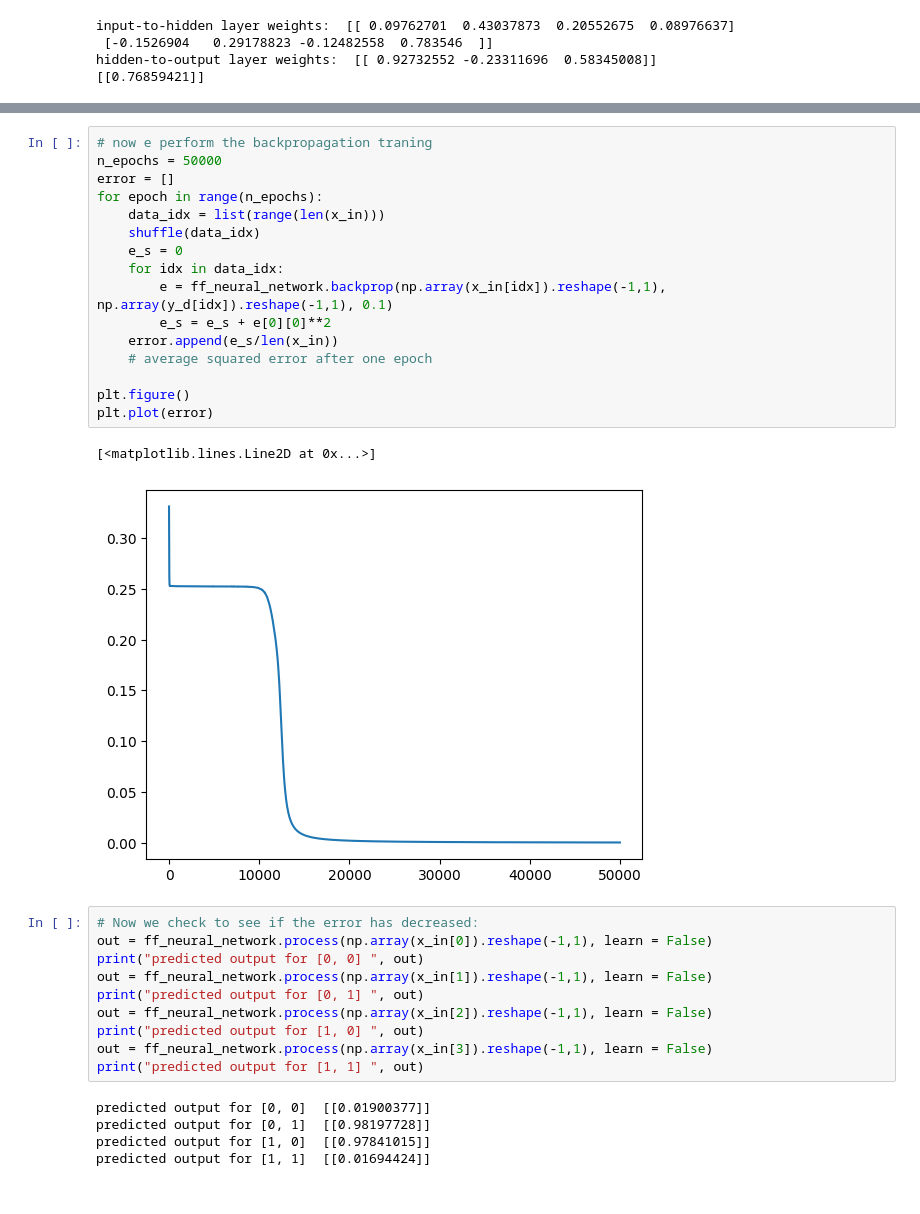
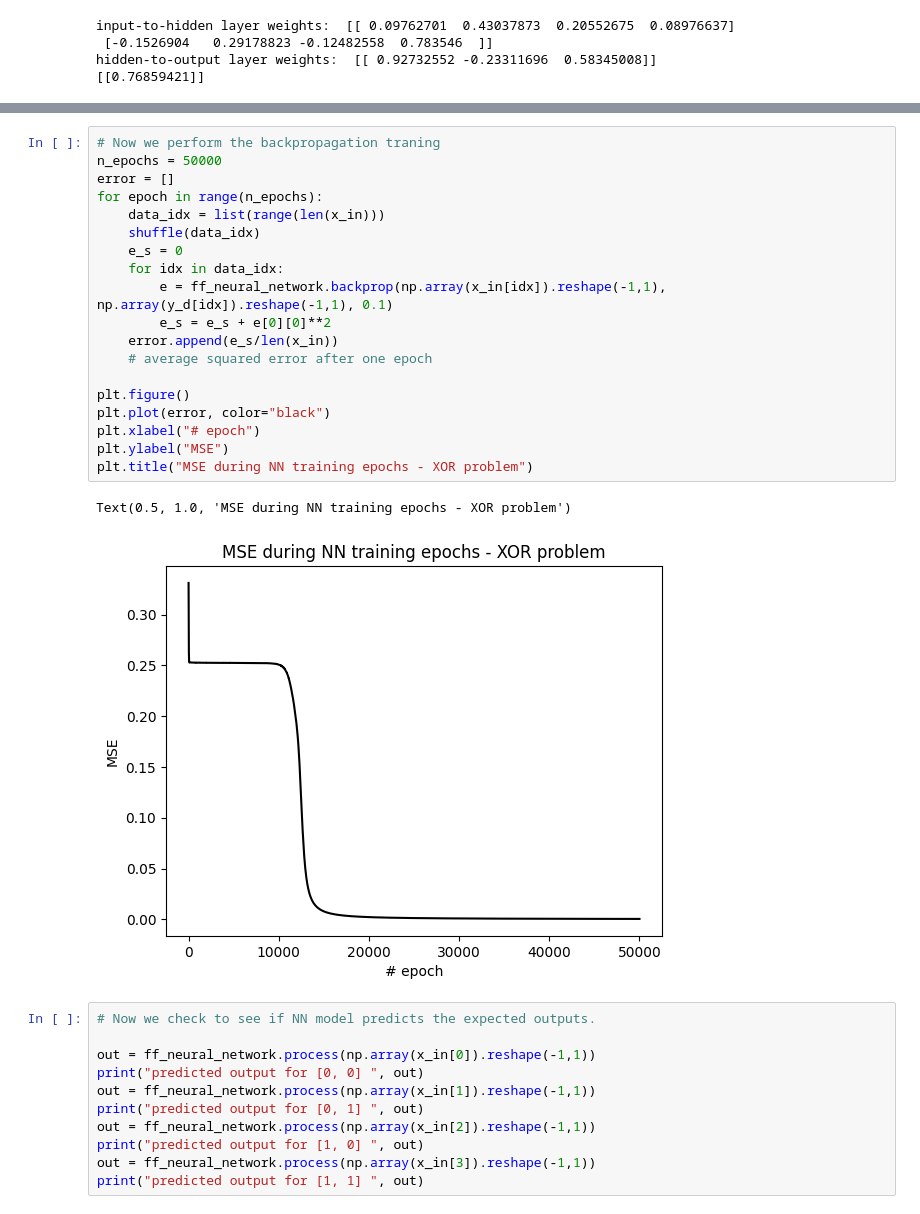
Before and after one commit to fabriciogmc/sbj_grad_neurocomputing_sources, a Jupyter notebook: mlp/mlp_building_block_test.ipynb, the cells around one changed output, grey strips where cells are left out. Cells and saved outputs as stored; diff of their text form.

```diff
--- a/mlp/mlp_building_block_test.ipynb
+++ b/mlp/mlp_building_block_test.ipynb
@@ -172,36 +172,35 @@ derivatives:
  [0.24475334]]
 #2 [[0.16762006]]
 # %%
-# now e perform the backpropagation traning
+# Now we perform the backpropagation traning
 n_epochs = 50000
 error = []
 for epoch in range(n_epochs):
     data_idx = list(range(len(x_in)))
     shuffle(data_idx)
     e_s = 0
     for idx in data_idx:
         e = ff_neural_network.backprop(np.array(x_in[idx]).reshape(-1,1), np.array(y_d[idx]).reshape(-1,1), 0.1)
         e_s = e_s + e[0][0]**2
     error.append(e_s/len(x_in))
     # average squared error after one epoch
 
 plt.figure()
-plt.plot(error)
+plt.plot(error, color="black")
+plt.xlabel("# epoch")
+plt.ylabel("MSE")
+plt.title("MSE during NN training epochs - XOR problem")
 # %% [output]
-[<matplotlib.lines.Line2D at 0x...>]
+Text(0.5, 1.0, 'MSE during NN training epochs - XOR problem')
-[figure, old version]
+[figure, new version]
-# %%
-# Now we check to see if the error has decreased:
-out = ff_neural_network.process(np.array(x_in[0]).reshape(-1,1), learn = False)
-print("predicted output for [0, 0] ", out)
-out = ff_neural_network.process(np.array(x_in[1]).reshape(-1,1), learn = False)
-print("predicted output for [0, 1] ", out)
-out = ff_neural_network.process(np.array(x_in[2]).reshape(-1,1), learn = False)
-print("predicted output for [1, 0] ", out)
-out = ff_neural_network.process(np.array(x_in[3]).reshape(-1,1), learn = False)
-print("predicted output for [1, 1] ", out)
-# %% [output]
-predicted output for [0, 0]  [[0.01900377]]
-predicted output for [0, 1]  [[0.98197728]]
-predicted output for [1, 0]  [[0.97841015]]
-predicted output for [1, 1]  [[0.01694424]]
+# %%
+# Now we check to see if NN model predicts the expected outputs.
+
+out = ff_neural_network.process(np.array(x_in[0]).reshape(-1,1))
+print("predicted output for [0, 0] ", out)
+out = ff_neural_network.process(np.array(x_in[1]).reshape(-1,1))
+print("predicted output for [0, 1] ", out)
+out = ff_neural_network.process(np.array(x_in[2]).reshape(-1,1))
+print("predicted output for [1, 0] ", out)
+out = ff_neural_network.process(np.array(x_in[3]).reshape(-1,1))
+print("predicted output for [1, 1] ", out)
```
Also changed, not shown: parts of 1 cell of this notebook.
